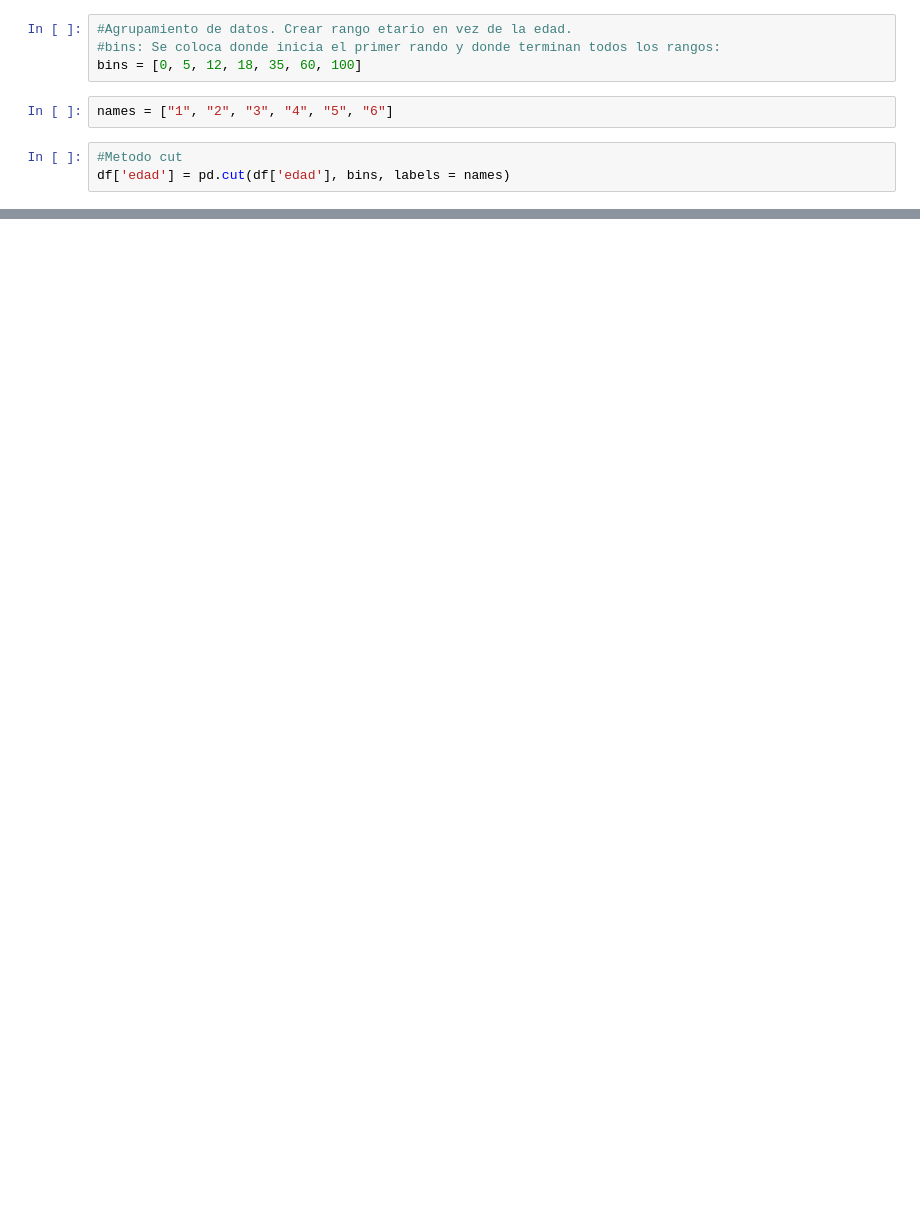
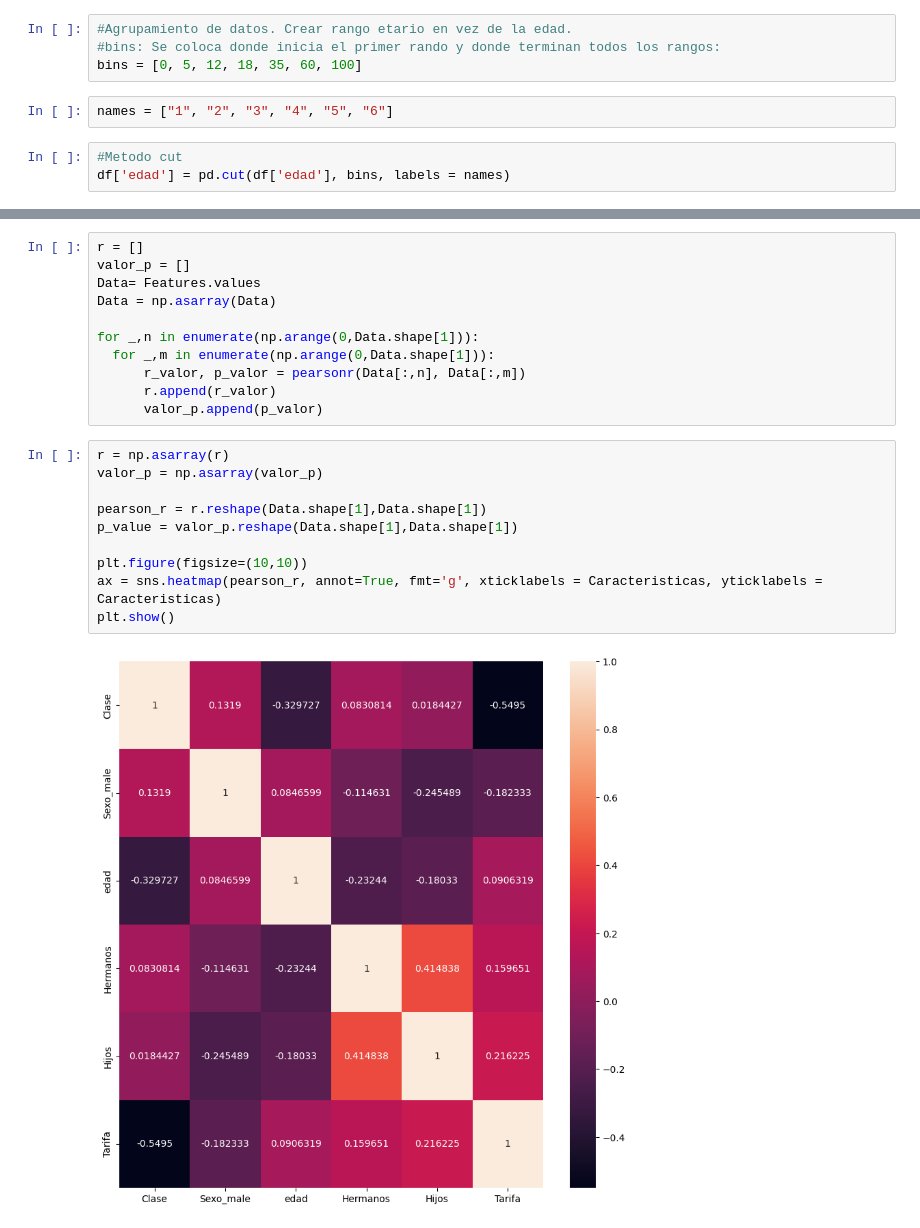
Before and after one commit to Vagarh/University-specialization-in-analytics-and-big-data-IU-DIGITAL, a Jupyter notebook: Introduccion_a_Python.ipynb, the cells around one changed output, grey strips where cells are left out. Drawn from its saved outputs; the diff is of its cells as text; blank space fills up the shorter version.

```diff
--- a/Introduccion_a_Python.ipynb
+++ b/Introduccion_a_Python.ipynb
@@ -574,0 +586,23 @@ df
+# %%
+r = []
+valor_p = []
+Data= Features.values
+Data = np.asarray(Data)
+
+for _,n in enumerate(np.arange(0,Data.shape[1])):
+  for _,m in enumerate(np.arange(0,Data.shape[1])):
+      r_valor, p_valor = pearsonr(Data[:,n], Data[:,m])
+      r.append(r_valor)
+      valor_p.append(p_valor)
+# %%
+r = np.asarray(r)
+valor_p = np.asarray(valor_p)
+
+pearson_r = r.reshape(Data.shape[1],Data.shape[1])
+p_value = valor_p.reshape(Data.shape[1],Data.shape[1])
+
+plt.figure(figsize=(10,10))
+ax = sns.heatmap(pearson_r, annot=True, fmt='g', xticklabels = Caracteristicas, yticklabels = Caracteristicas)
+plt.show()
+# %% [output]
+[figure, added]
```
Also changed, not shown: parts of 17 cells of this notebook.
